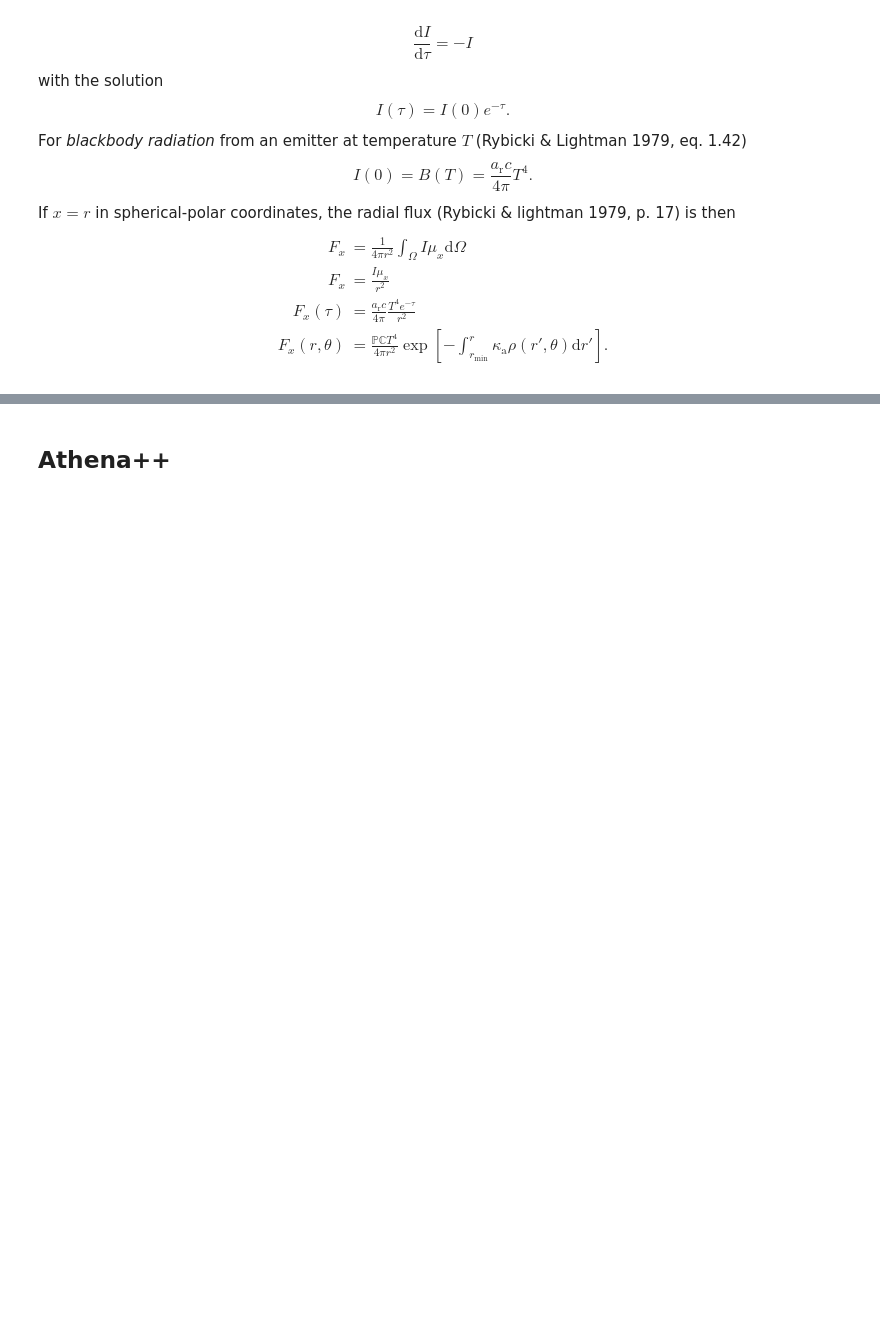
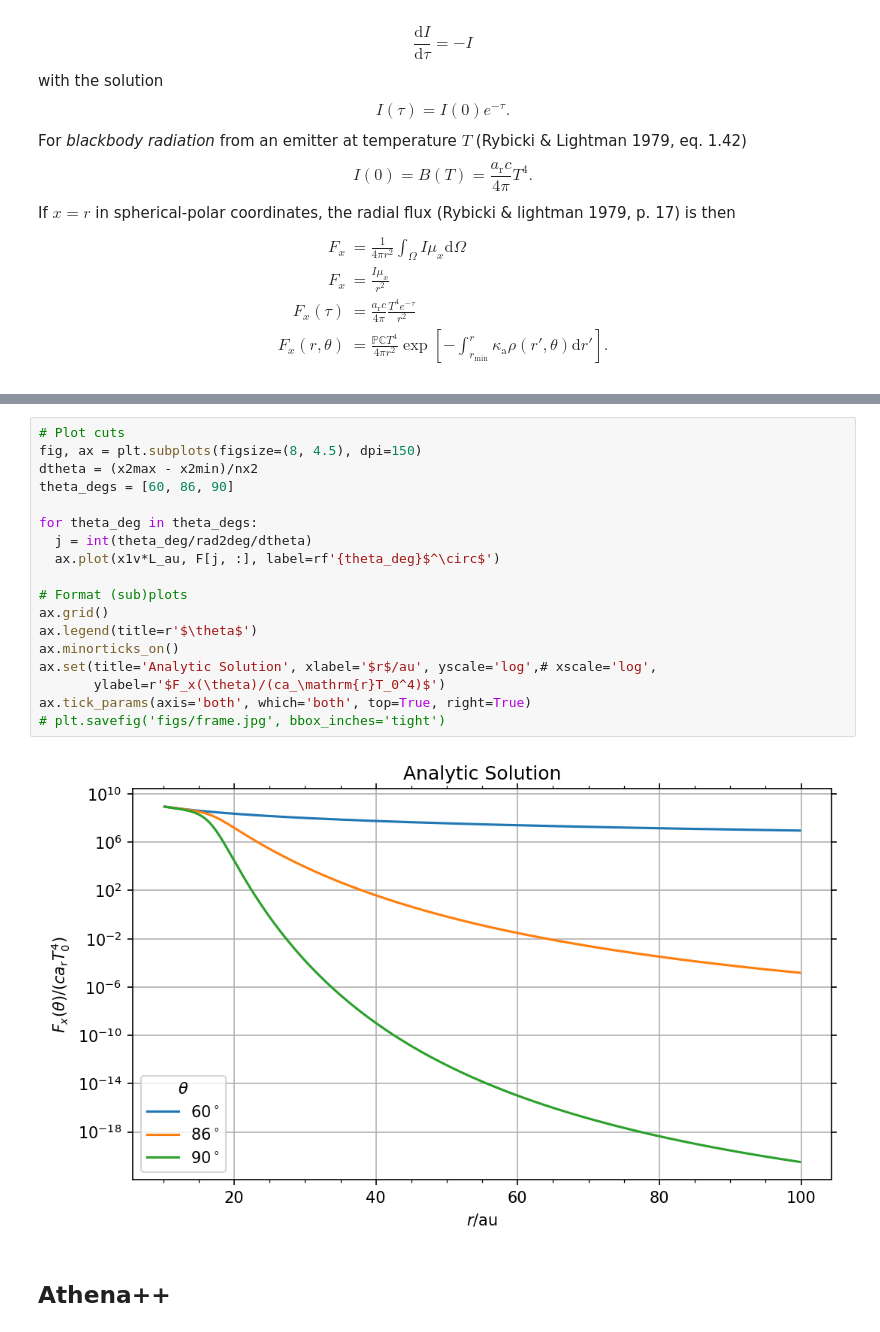
Before and after one commit to sabaronett/rad-hydro, a Jupyter notebook: athena/dev/stellar_flux/StellarFlux.ipynb, the cells around one changed output, grey strips where cells are left out. Cells and saved outputs as stored; diff of their text form; blank space fills up the shorter version.

```diff
--- a/athena/dev/stellar_flux/StellarFlux.ipynb
+++ b/athena/dev/stellar_flux/StellarFlux.ipynb
@@ -226,3 +249,23 @@ ax.tick_params(axis='both', which='both', top=True, right=True)
+# %%
+# Plot cuts
+fig, ax = plt.subplots(figsize=(8, 4.5), dpi=150)
+dtheta = (x2max - x2min)/nx2
+theta_degs = [60, 86, 90]
+
+for theta_deg in theta_degs:
+  j = int(theta_deg/rad2deg/dtheta)
+  ax.plot(x1v*L_au, F[j, :], label=rf'{theta_deg}$^\circ$')
+
+# Format (sub)plots
+ax.grid()
+ax.legend(title=r'$\theta$')
+ax.minorticks_on()
+ax.set(title='Analytic Solution', xlabel='$r$/au', yscale='log',# xscale='log',
+       ylabel=r'$F_x(\theta)/(ca_\mathrm{r}T_0^4)$')
+ax.tick_params(axis='both', which='both', top=True, right=True)
+# plt.savefig('figs/frame.jpg', bbox_inches='tight')
+# %% [output]
+[figure, added]
 # %% [markdown]
 ## Athena++
 # %% [markdown]
```
Also changed, not shown: parts of 7 cells of this notebook, 2 other files.
